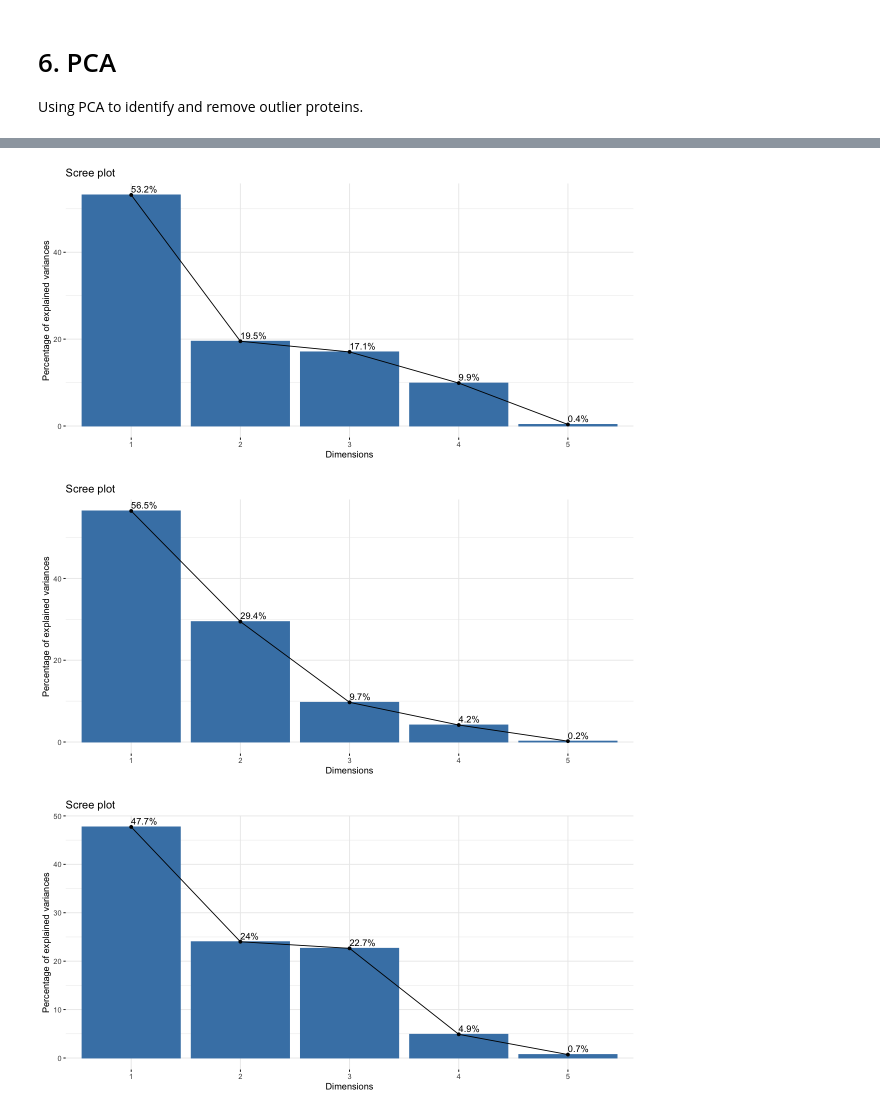
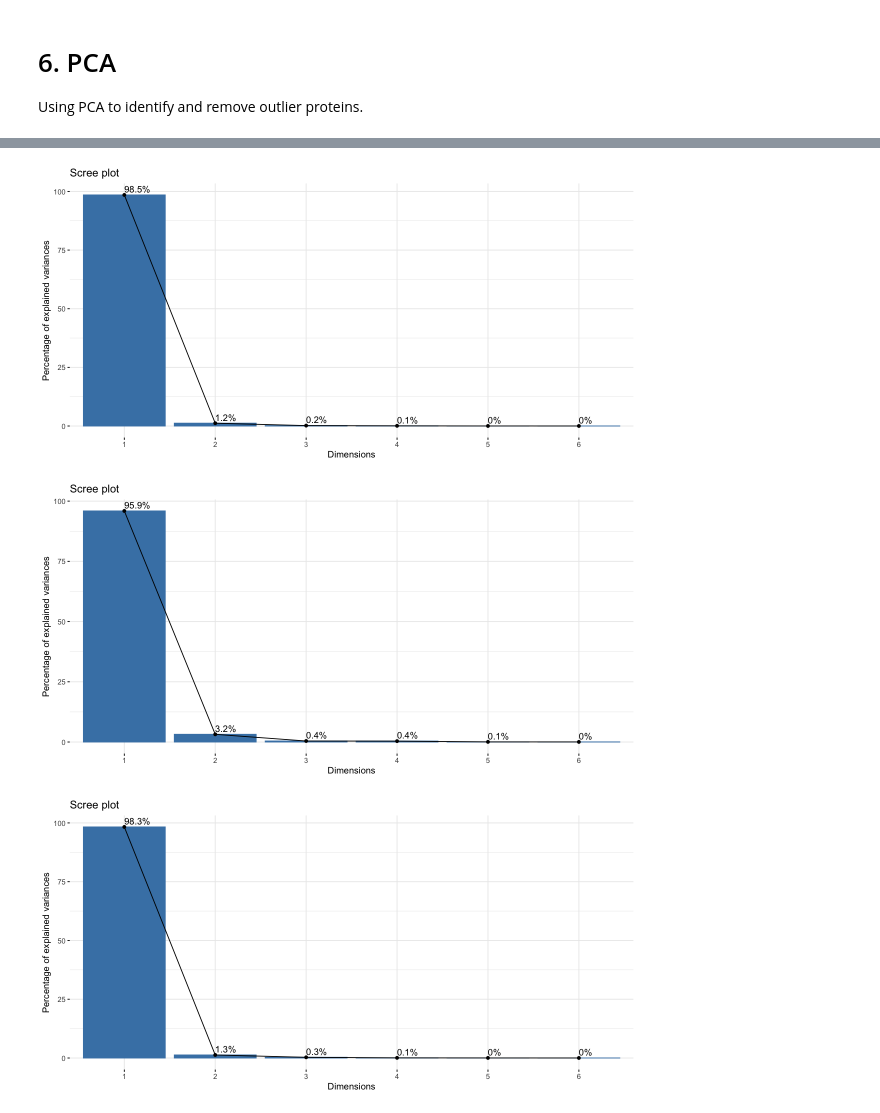
Before and after one commit to alexispayton/Wildfires-and-Extracellular-Vesicles-EVs-Woodsmoke-Alters-EV-Proteomic-Signatures-involved-in-Ext, a Jupyter notebook: 3. Proteomics Data Processing/Data Processing.ipynb, the cells around one changed output, grey strips where cells are left out. Saved outputs shown, nothing was run; the diff lists cells and outputs as text; code cells hidden in the pictures.

```diff
--- a/3. Proteomics Data Processing/Data Processing.ipynb
+++ b/3. Proteomics Data Processing/Data Processing.ipynb
@@ -208,12 +228,11 @@ A grouped_df: 6 × 4
 # %%
-# removing those 54 proteins from the entire dataset (but within each set)
-
+# removing those 43 proteins from the entire dataset (but within each set)
 # finding proteins that exist only in the proteome_df but not the removed proteins_df
-`%notin%` <- Negate(`%in%`)
-detection_filter_2_df = #proteome_df %>% filter(Protein %notin% removed_proteins)
-    anti_join(detection_filter_1_df, removed_proteins_df)
+detection_filter_2_df = anti_join(detection_filter_1_df, removed_proteins_df)
 head(detection_filter_2_df)
 
 # number of proteins kept
-length(unique(detection_filter_2_df$Protein))
+detection_filter_2_df %>%
+    group_by(Treatment) %>%
+    summarize(`Removed Proteins` = length(unique(Protein)))
 # %% [output]
@@ -271,7 +325,7 @@ length(unique(missing_data_df$Protein))
 detection_filter_normalized_df = left_join(detection_filter_2_df, normalized_df)
 
 preimputed_df = rbind(detection_filter_normalized_df %>%
-                      select(-Unique_Peptides), missing_data_df) %>%
+                      select(-Unique_Peptides), added_proteins_df) %>%
     unique()
 
 
@@ -363,27 +465,25 @@ A tibble: 6 × 5
 
 Using PCA to identify and remove outlier proteins.
 # %%
-# pca_prep_imputed_df = imputed_df %>%
-#     select(-c("Set", "Treatment")) %>%
-#     pivot_wider(names_from = Protein, values_from = Value)
-
-# head(pca_prep_imputed_df)
-
 pca_prep_coculture_exp_df = coculture_exp_imputed_df %>%
     select(-c("Set", "Treatment")) %>%
-    pivot_wider(names_from = Protein, values_from = Value)
+    pivot_wider(names_from = ID, values_from = Value) %>%
+    column_to_rownames(var = "Protein")
 
 pca_prep_coculture_vehicleCT_df = coculture_vehicleCT_imputed_df %>%
     select(-c("Set", "Treatment")) %>%
-    pivot_wider(names_from = Protein, values_from = Value)
+    pivot_wider(names_from = ID, values_from = Value) %>%
+    column_to_rownames(var = "Protein")
 
 pca_prep_triculture_exp_df = triculture_exp_imputed_df %>%
     select(-c("Set", "Treatment")) %>%
-    pivot_wider(names_from = Protein, values_from = Value)
+    pivot_wider(names_from = ID, values_from = Value) %>%
+    column_to_rownames(var = "Protein")
 
 pca_prep_triculture_vehicleCT_df = triculture_vehicleCT_imputed_df %>%
     select(-c("Set", "Treatment")) %>%
-    pivot_wider(names_from = Protein, values_from = Value)
+    pivot_wider(names_from = ID, values_from = Value) %>%
+    column_to_rownames(var = "Protein")
 
 head(pca_prep_coculture_exp_df)
 # %% [output]
@@ -399,16 +499,14 @@ A tibble: 6 × 991
 # %%
 # running PCA
 # unable to run pca on entire dataset, each treatment included different proteins creating missing data
-# variables = proteins, individuals = replicates
-#pca_proteome = prcomp(pca_prep_imputed_df[2:25], scale = TRUE)
-pca_coculture_exp = prcomp(pca_prep_coculture_exp_df[2:dim(pca_prep_coculture_exp_df)[1]], scale = TRUE)
-pca_coculture_vehicleCT = prcomp(pca_prep_coculture_vehicleCT_df[2:dim(pca_prep_coculture_vehicleCT_df)[1]], scale = TRUE)
-pca_triculture_exp = prcomp(pca_prep_triculture_exp_df[2:dim(pca_prep_triculture_exp_df)[1]], scale = TRUE)
-pca_triculture_vehicleCT = prcomp(pca_prep_triculture_vehicleCT_df[2:dim(pca_prep_triculture_vehicleCT_df)[1]], scale = TRUE)
+# variables = replicates, individuals = proteins
+pca_coculture_exp = prcomp(pca_prep_coculture_exp_df, scale = TRUE)
+pca_coculture_vehicleCT = prcomp(pca_prep_coculture_vehicleCT_df, scale = TRUE)
+pca_triculture_exp = prcomp(pca_prep_triculture_exp_df, scale = TRUE)
+pca_triculture_vehicleCT = prcomp(pca_prep_triculture_vehicleCT_df, scale = TRUE)
 
 # viewing scree plots to see how much of the variance was captured in first 2 eigenvectors
 options(repr.plot.width=10, repr.plot.height=5) #changing size
-#fviz_eig(pca_proteome)
 fviz_eig(pca_coculture_exp, addlabels = TRUE)
 fviz_eig(pca_coculture_vehicleCT, addlabels = TRUE)
 fviz_eig(pca_triculture_exp, addlabels = TRUE)
@@ -418,6 +516,6 @@ fviz_eig(pca_triculture_vehicleCT, addlabels = TRUE)
-[figure, old version]
+[figure, new version]
-[figure, old version]
+[figure, new version]
-[figure, old version]
+[figure, new version]
 # %%
 # visualizing all data to detect outliers
 fviz_pca_ind(pca_coculture_exp,
```
Also changed, not shown: parts of 26 cells of this notebook.
